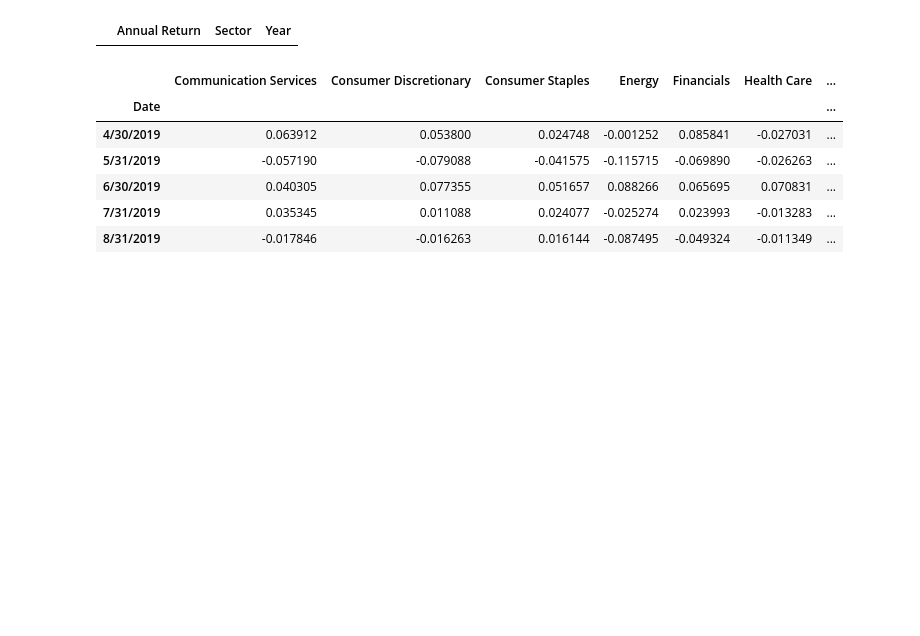
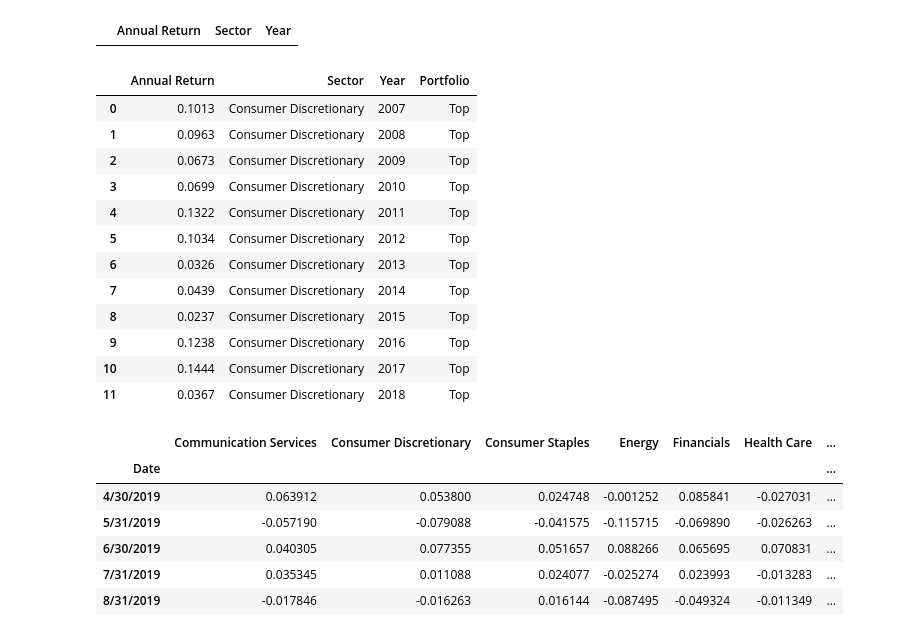
Before and after one commit to willwillis/sector-top-dogs, a Jupyter notebook: notebooks/Mina/visualizations.ipynb, the cells around one changed output. Cells and saved outputs as stored; diff of their text form; code cells hidden in the pictures; blank space fills up the shorter version.

```diff
--- a/notebooks/Mina/visualizations.ipynb
+++ b/notebooks/Mina/visualizations.ipynb
@@ -21,6 +22,24 @@ annual_returns = pd.DataFrame(columns=['Annual Return','Sector','Year'])
 annual_returns
 # %% [output]
 |  | Annual Return | Sector | Year |
+# %%
+top_csv = Path("./top_portfolio_test.csv")
+top_df = pd.read_csv(top_csv)
+top_df
+# %% [output]
+|  | Annual Return | Sector | Year | Portfolio |
+| 0 | 0.1013 | Consumer Discretionary | 2007 | Top |
+| 1 | 0.0963 | Consumer Discretionary | 2008 | Top |
+| 2 | 0.0673 | Consumer Discretionary | 2009 | Top |
+| 3 | 0.0699 | Consumer Discretionary | 2010 | Top |
+| 4 | 0.1322 | Consumer Discretionary | 2011 | Top |
+| 5 | 0.1034 | Consumer Discretionary | 2012 | Top |
+| 6 | 0.0326 | Consumer Discretionary | 2013 | Top |
+| 7 | 0.0439 | Consumer Discretionary | 2014 | Top |
+| 8 | 0.0237 | Consumer Discretionary | 2015 | Top |
+| 9 | 0.1238 | Consumer Discretionary | 2016 | Top |
+| 10 | 0.1444 | Consumer Discretionary | 2017 | Top |
+| 11 | 0.0367 | Consumer Discretionary | 2018 | Top |
 # %%
 r3k_df['Year'] = pd.DatetimeIndex(r3k_df['Date']).year
 r3k_df = r3k_df.set_index('Date')
```
Also changed, not shown: parts of 6 cells of this notebook, 1 other file.
